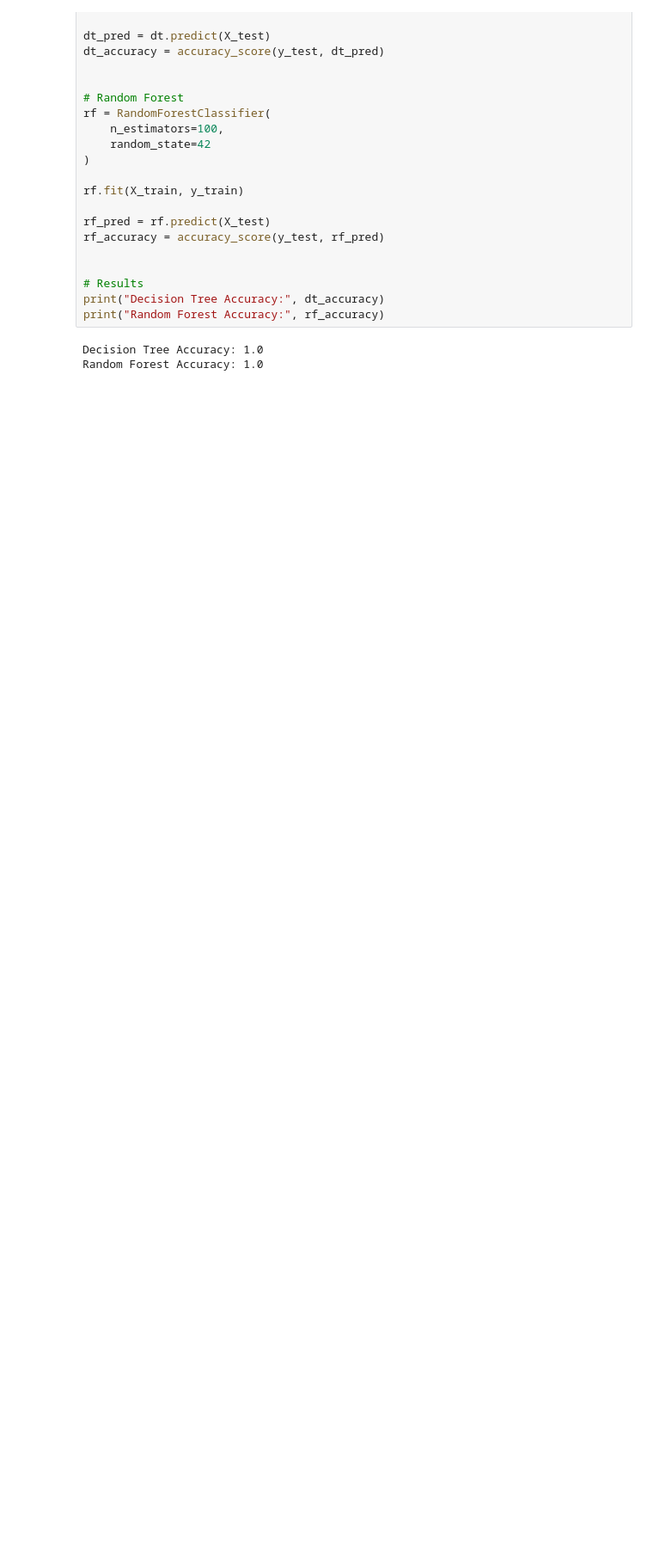
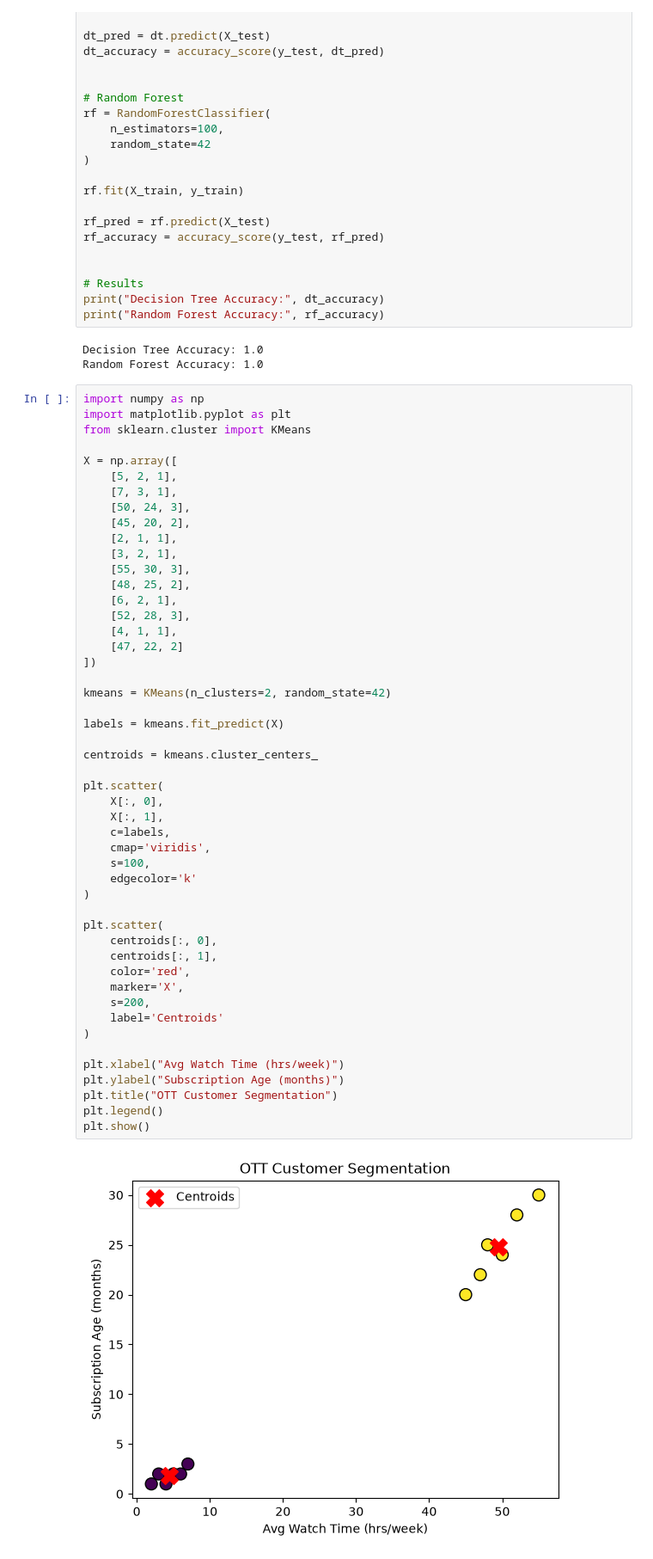
Before and after one commit to Madhuanandalli/Data-Science, a Jupyter notebook: Data_Science_online .ipynb, the cells around one changed output. Shown at 86% size. Cells and saved outputs as stored; diff of their text form; blank space fills up the shorter version.

```diff
--- a/Data_Science_online .ipynb
+++ b/Data_Science_online .ipynb
@@ -1627,3 +1627,54 @@ print("Random Forest Accuracy:", rf_accuracy)
 # %% [output]
 Decision Tree Accuracy: 1.0
 Random Forest Accuracy: 1.0
+# %%
+import numpy as np
+import matplotlib.pyplot as plt
+from sklearn.cluster import KMeans
+
+X = np.array([
+    [5, 2, 1],
+    [7, 3, 1],
+    [50, 24, 3],
+    [45, 20, 2],
+    [2, 1, 1],
+    [3, 2, 1],
+    [55, 30, 3],
+    [48, 25, 2],
+    [6, 2, 1],
+    [52, 28, 3],
+    [4, 1, 1],
+    [47, 22, 2]
+])
+
+kmeans = KMeans(n_clusters=2, random_state=42)
+
+labels = kmeans.fit_predict(X)
+
+centroids = kmeans.cluster_centers_
+
+plt.scatter(
+    X[:, 0],
+    X[:, 1],
+    c=labels,
+    cmap='viridis',
+    s=100,
+    edgecolor='k'
+)
+
+plt.scatter(
+    centroids[:, 0],
+    centroids[:, 1],
+    color='red',
+    marker='X',
+    s=200,
+    label='Centroids'
+)
+
+plt.xlabel("Avg Watch Time (hrs/week)")
+plt.ylabel("Subscription Age (months)")
+plt.title("OTT Customer Segmentation")
+plt.legend()
+plt.show()
+# %% [output]
+[figure, added]
```
Also changed, not shown: 3 other files.
